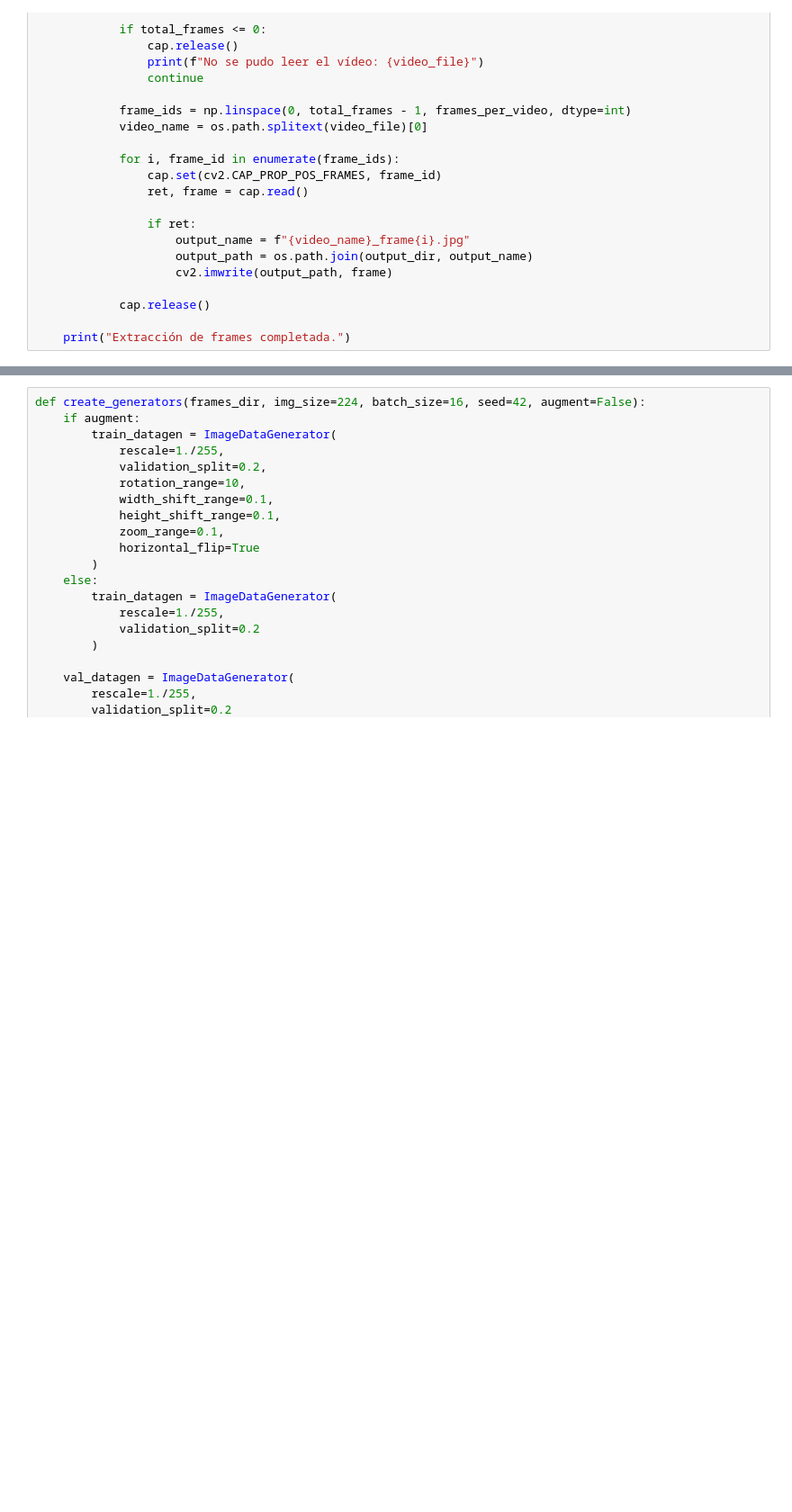
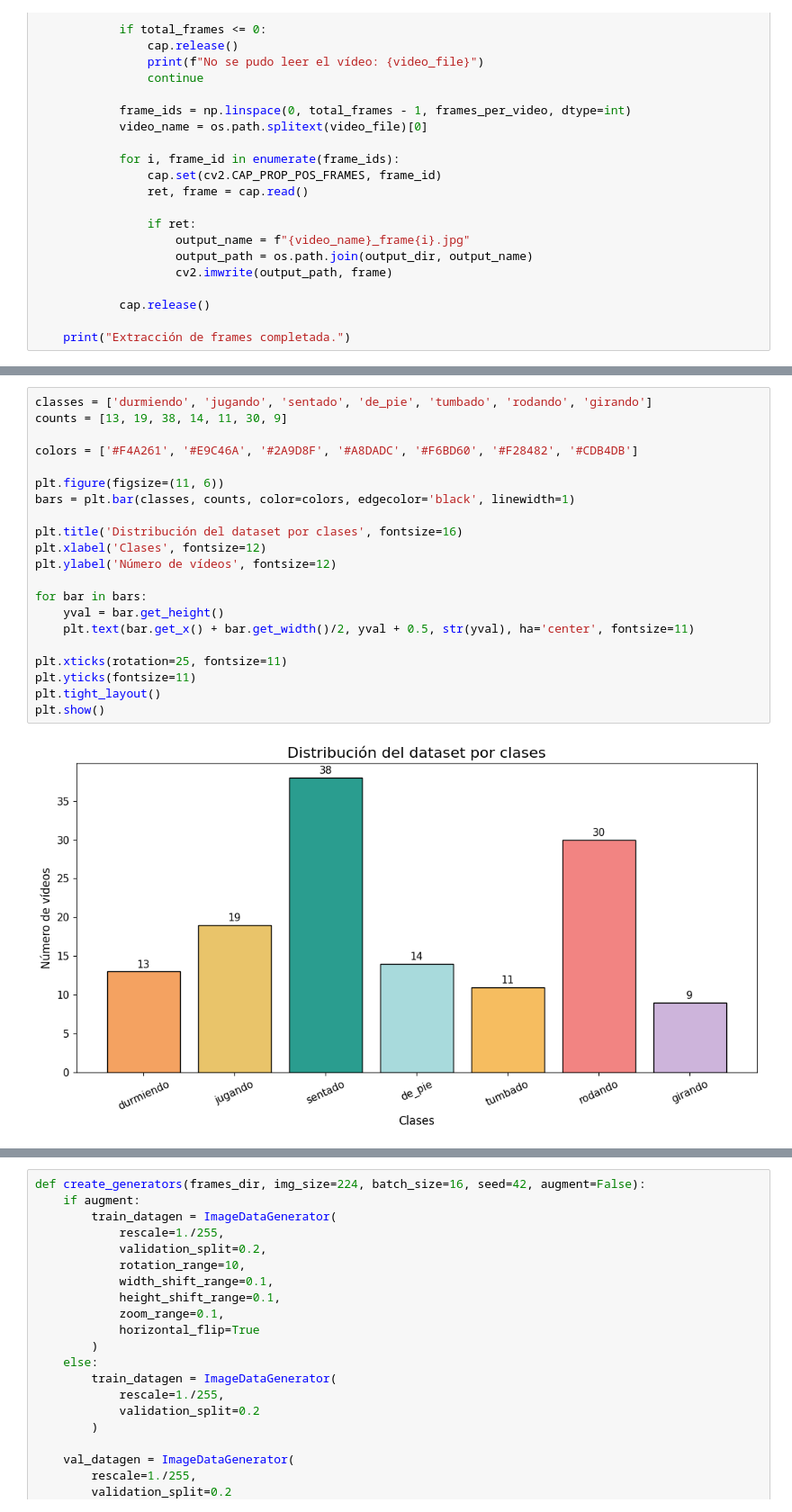
Before and after one commit to Xyao77/pawpaw-mini-proyecto, a Jupyter notebook: paw.ipynb, the cells around one changed output, grey strips where cells are left out. Shown at 90% size. Cells and saved outputs as stored; diff of their text form; blank space fills up the shorter version.

```diff
--- a/paw.ipynb
+++ b/paw.ipynb
@@ -289,3 +289,26 @@ sleeping: 13 vídeos
 toy: 19 vídeos
 sitting_still: 38 vídeos
 standing_still: 14 vídeos
+# %%
+classes = ['durmiendo', 'jugando', 'sentado', 'de_pie', 'tumbado', 'rodando', 'girando']
+counts = [13, 19, 38, 14, 11, 30, 9]
+
+colors = ['#F4A261', '#E9C46A', '#2A9D8F', '#A8DADC', '#F6BD60', '#F28482', '#CDB4DB']
+
+plt.figure(figsize=(11, 6))
+bars = plt.bar(classes, counts, color=colors, edgecolor='black', linewidth=1)
+
+plt.title('Distribución del dataset por clases', fontsize=16)
+plt.xlabel('Clases', fontsize=12)
+plt.ylabel('Número de vídeos', fontsize=12)
+
+for bar in bars:
+    yval = bar.get_height()
+    plt.text(bar.get_x() + bar.get_width()/2, yval + 0.5, str(yval), ha='center', fontsize=11)
+
+plt.xticks(rotation=25, fontsize=11)
+plt.yticks(fontsize=11)
+plt.tight_layout()
+plt.show()
+# %% [output]
+[figure, added]
```
Also changed, not shown: parts of 39 cells of this notebook, 1 other file.
